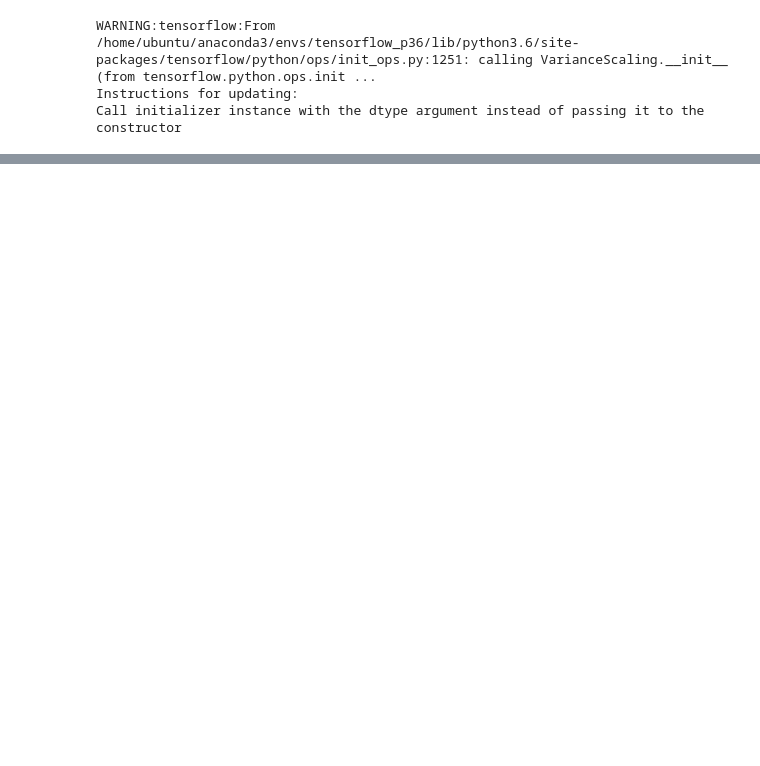
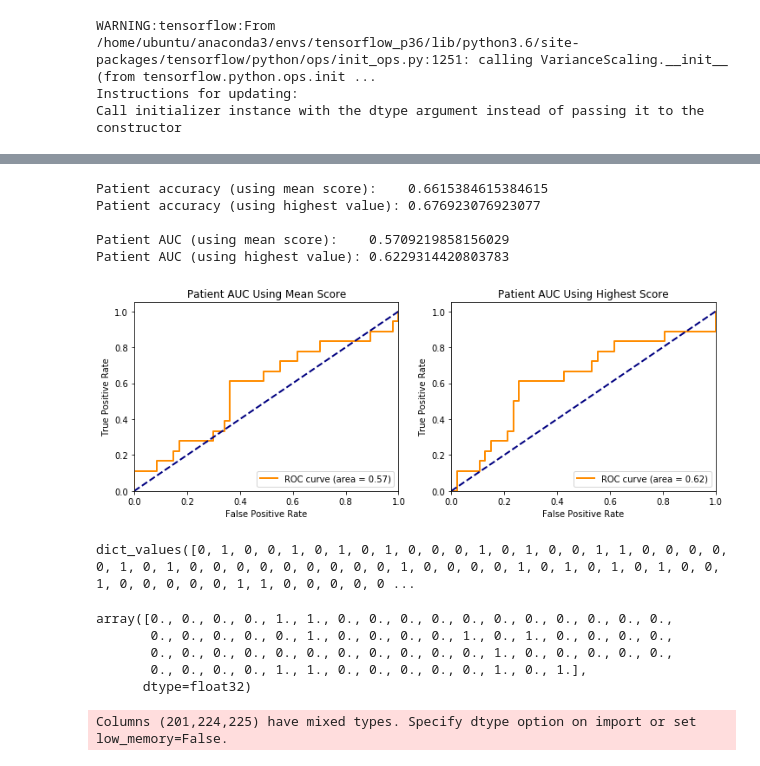
Before and after one commit to maggiebasta/lung-cancer-thesis, a Jupyter notebook: NLST/nlst_train.ipynb, the cells around one changed output, grey strips where cells are left out. Cells and saved outputs as stored; diff of their text form; code cells hidden in the pictures; blank space fills up the shorter version.

Commit message:
NLST update

```diff
--- a/NLST/nlst_train.ipynb
+++ b/NLST/nlst_train.ipynb
@@ -179,10 +200,3 @@ for im in os.listdir('data/nlst_test/image_roi_3d/pkls/'):
         Patient_Ys[pid] = label
         Xs.append(np.array(cube/255).reshape(50, 50, 50, 1))
         Ys.append(label)
-
-
-Xs = np.array(Xs)
-Ys = np.array(Ys)
-
-preds = model.predict(Xs)
-roc_auc_score(Ys, preds)
@@ -198,0 +216,47 @@ roc_auc_score(list(Patient_Ys.values()), patient_preds)
+# %%
+patient_preds_mean = []
+patient_preds_greatest = []
+
+for pid, Xs in Patient_Xs.items():
+    preds = model.predict(np.array(Xs))
+    patient_preds_mean.append(preds.mean())
+    preds = sorted(preds, key=lambda x: abs(x-.5), reverse=True)
+    patient_preds_greatest.append(np.array(preds[:1]).mean())
+
+print("Patient accuracy (using mean score):    " + str(accuracy_score(list(Patient_Ys.values()), np.round(patient_preds_mean))))
+print("Patient accuracy (using highest value): " + str(accuracy_score(list(Patient_Ys.values()), np.round(patient_preds_greatest))))
+
+print("\nPatient AUC (using mean score):    " + str(roc_auc_score(list(Patient_Ys.values()), patient_preds_mean)))
+print("Patient AUC (using highest value): " + str(roc_auc_score(list(Patient_Ys.values()), patient_preds_greatest)))
+
+fig, axs = plt.subplots(1, 2, figsize=(12, 4))
+plot_auc(list(Patient_Ys.values()), patient_preds_mean, axs[0])
+plot_auc(list(Patient_Ys.values()), patient_preds_greatest, axs[1])
+
+axs[0].set_title("Patient AUC Using Mean Score")
+axs[1].set_title("Patient AUC Using Highest Score")
+
+plt.show()
+# %% [output]
+Patient accuracy (using mean score):    0.6615384615384615
+Patient accuracy (using highest value): 0.676923076923077
+
+Patient AUC (using mean score):    0.5709219858156029
+Patient AUC (using highest value): 0.6229314420803783
+[figure, added]
+# %%
+Patient_Ys.values()
+# %% [output]
+dict_values([0, 1, 0, 0, 1, 0, 1, 0, 1, 0, 0, 0, 1, 0, 1, 0, 0, 1, 1, 0, 0, 0, 0, 0, 1, 0, 1, 0, 0, 0, 0, 0, 0, 0, 0, 0, 1, 0, 0, 0, 0, 1, 0, 1, 0, 1, 0, 1, 0, 0, 1, 0, 0, 0, 0, 0, 1, 1, 0, 0, 0, 0, 0 ...
+# %%
+np.round(patient_preds_mean)
+# %% [output]
+array([0., 0., 0., 0., 1., 1., 0., 0., 0., 0., 0., 0., 0., 0., 0., 0., 0.,
+       0., 0., 0., 0., 0., 1., 0., 0., 0., 0., 1., 0., 1., 0., 0., 0., 0.,
+       0., 0., 0., 0., 0., 0., 0., 0., 0., 0., 0., 1., 0., 0., 0., 0., 0.,
+       0., 0., 0., 0., 1., 1., 0., 0., 0., 0., 0., 1., 0., 1.],
+      dtype=float32)
+# %%
+df_person = pd.read_csv('data/nlst_567/nlst_567_prsn_20191108.csv')
+# %% [output]
+Columns (201,224,225) have mixed types. Specify dtype option on import or set low_memory=False.
```
Also changed, not shown: parts of 11 cells of this notebook, 4 other files.
